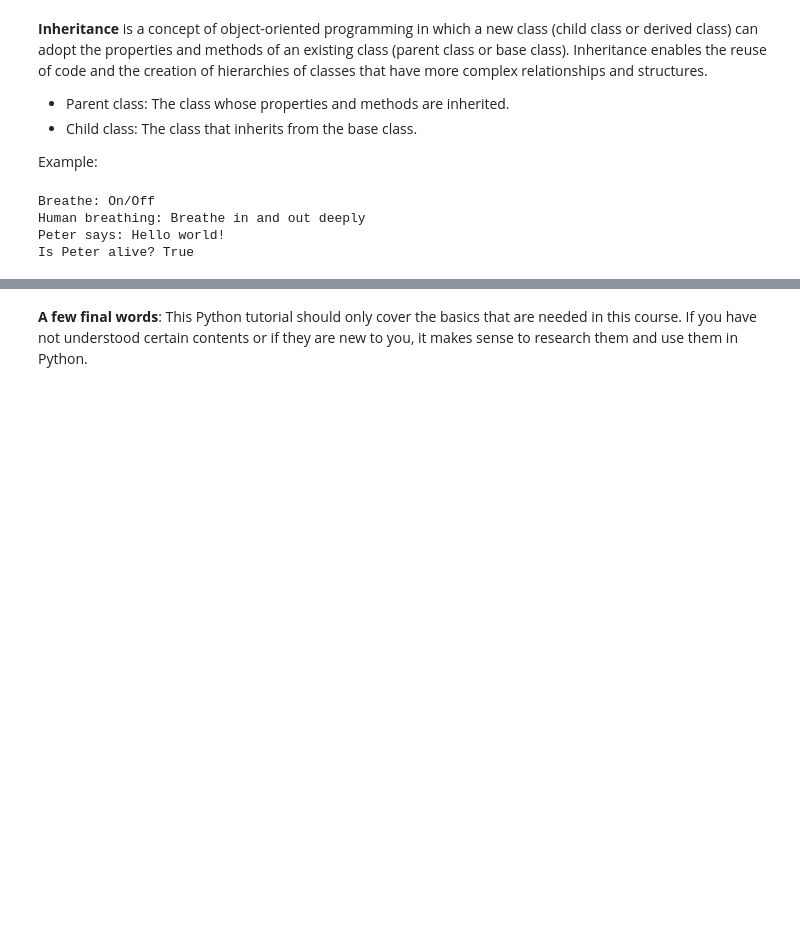
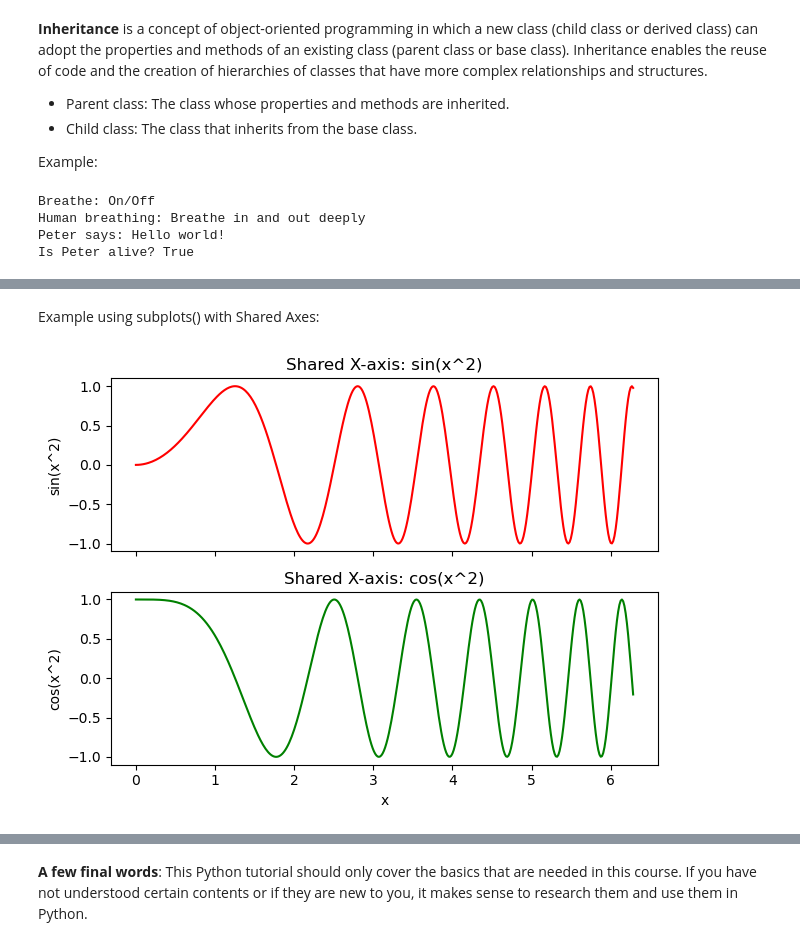
Before and after one commit to Alexander-Kessler/HiWi_Votsmeier, a Jupyter notebook: Python Tutorial.ipynb, the cells around one changed output, grey strips where cells are left out. Saved outputs shown, nothing was run; the diff lists cells and outputs as text; code cells hidden in the pictures; blank space fills up the shorter version.

```diff
--- a/Python Tutorial.ipynb
+++ b/Python Tutorial.ipynb
@@ -336,0 +582,32 @@ Als nächstes Grundlagen in Numpy, Matlab und Pytorch erklären.
+# %% [markdown]
+Example using subplots() with Shared Axes:
+# %%
+import matplotlib.pyplot as plt
+import numpy as np
+
+# Sample data
+x = np.linspace(0, 2 * np.pi, 400)
+y1 = np.sin(x ** 2)
+y2 = np.cos(x ** 2)
+
+# Create 2x1 subplots and share x-axis
+fig, (ax1, ax2) = plt.subplots(2, 1, sharex=True)
+
+# Plotting on the first axis
+ax1.plot(x, y1, 'r-')
+ax1.set_title('Shared X-axis: sin(x^2)')
+ax1.set_ylabel('sin(x^2)')
+
+# Plotting on the second axis
+ax2.plot(x, y2, 'g-')
+ax2.set_title('Shared X-axis: cos(x^2)')
+ax2.set_xlabel('x')
+ax2.set_ylabel('cos(x^2)')
+
+# Adjust layout to prevent overlap
+plt.tight_layout()
+
+# Show the figure
+plt.show()
+# %% [output]
+[figure, added]
```
Also changed, not shown: parts of 16 cells of this notebook.
